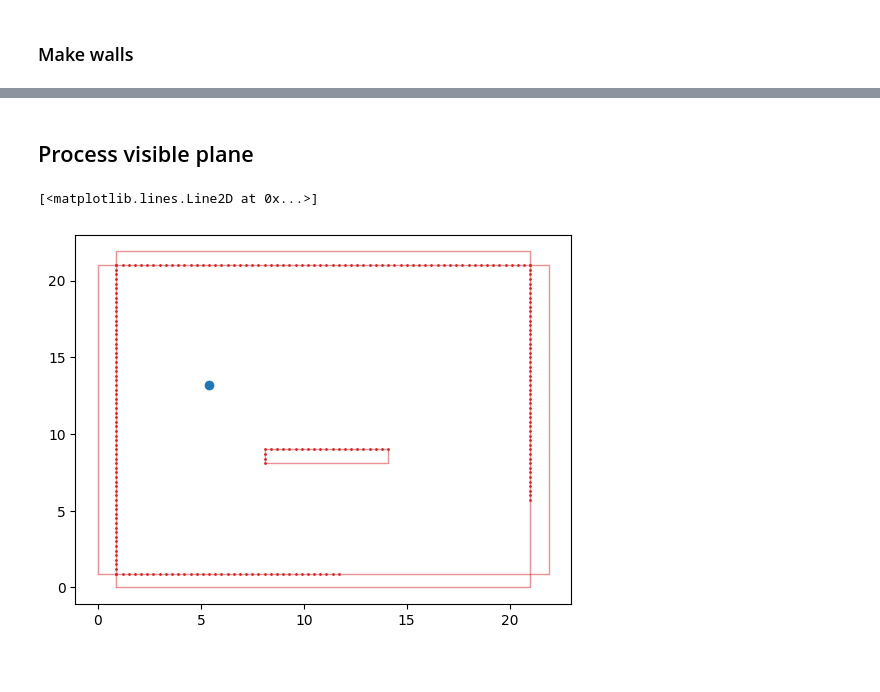
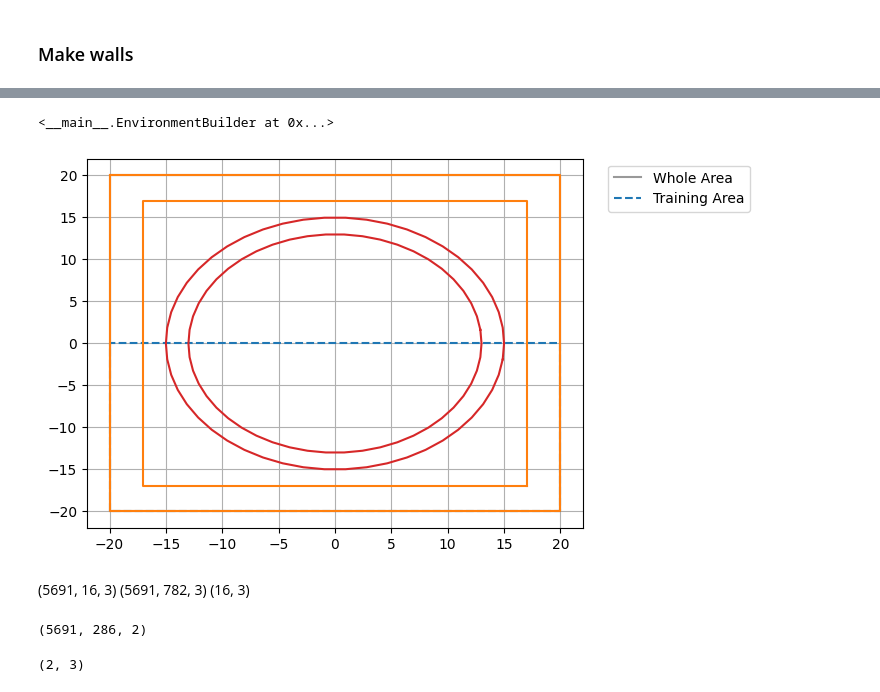
Before and after one commit to 1101AlexZab1011/SpatialMemory, a Jupyter notebook: dev/create_environment copy.ipynb, the cells around one changed output, grey strips where cells are left out. Saved outputs shown, nothing was run; the diff lists cells and outputs as text; code cells hidden in the pictures; blank space fills up the shorter version.

```diff
--- a/dev/create_environment copy.ipynb
+++ b/dev/create_environment copy.ipynb
@@ -1446,17 +1794,3 @@ builder.add_object(
 <__main__.EnvironmentBuilder at 0x...>
 # %% [markdown]
 ### Make walls
-# %%
-builder.add_object(
-    Polygon([
-        Point(-20, -20),
-        Point(-20, 20),
-        Point(20, 20),
-        Point(20, -20)
-    ]) - Polygon([
-        Point(-17, -17),
-        Point(-17, 17),
-        Point(17, 17),
-        Point(17, -17),
-    ])
-)
@@ -1495,4 +1796,0 @@ _ = geometry.training_space.plot()
-# %% [markdown]
-## Process visible plane
-# %%
-builder = EnvironmentBuilder.load('../cfg/envs/inserted_barrier.ini')
@@ -1501,21 +1797,22 @@ env = EnvironmentCompiler(builder).compile()
-# %%
-fig, ax = plt.subplots()
-position = 1000
-for i, obj in enumerate(env.objects):
-    plot_polygon(obj.polygon, ax=ax, alpha=0.5, linewidth=1)
-    ax.plot(
-        obj.visible_parts[position, :, 0],
-        obj.visible_parts[position, :, 1],
-        'o',
-        color='tab:red',
-        markersize=1
-    )
-
-ax.plot(
-    env.visible_area.points[position, 0],
-    env.visible_area.points[position, 1],
-    'o'
-)
-# %% [output]
-[<matplotlib.lines.Line2D at 0x...>]
-[figure, removed]
+# %%
+builder.add_wall(
+    Polygon([
+        Point(-20, -20),
+        Point(-20, 20),
+        Point(20, 20),
+        Point(20, -20)
+    ]) - Polygon([
+        Point(-17, -17),
+        Point(-17, 17),
+        Point(17, 17),
+        Point(17, -17),
+    ])
+)
+# %% [output]
+<__main__.EnvironmentBuilder at 0x...>
+# %%
+_ = builder.plot()
+# %% [output]
+[figure, added]
+# %% [markdown]
+(5691, 16, 3) (5691, 782, 3) (16, 3)
@@ -1521,0 +1826,9 @@ ax.plot(
+# %%
+env.objects[0].visible_parts.shape
+# %% [output]
+(5691, 286, 2)
+# %%
+a = (1, 2, 3)
+a[1:]
+# %% [output]
+(2, 3)
```
Also changed, not shown: parts of 45 cells of this notebook, 6 other files.
